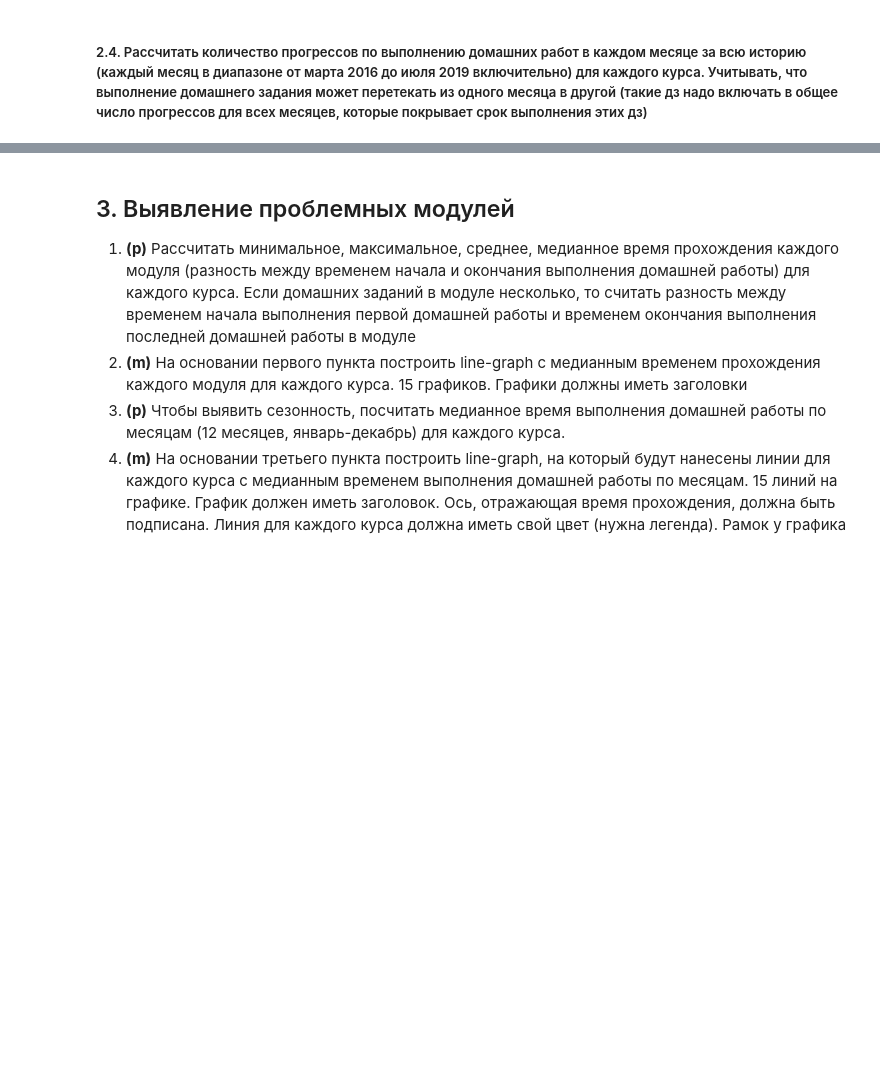
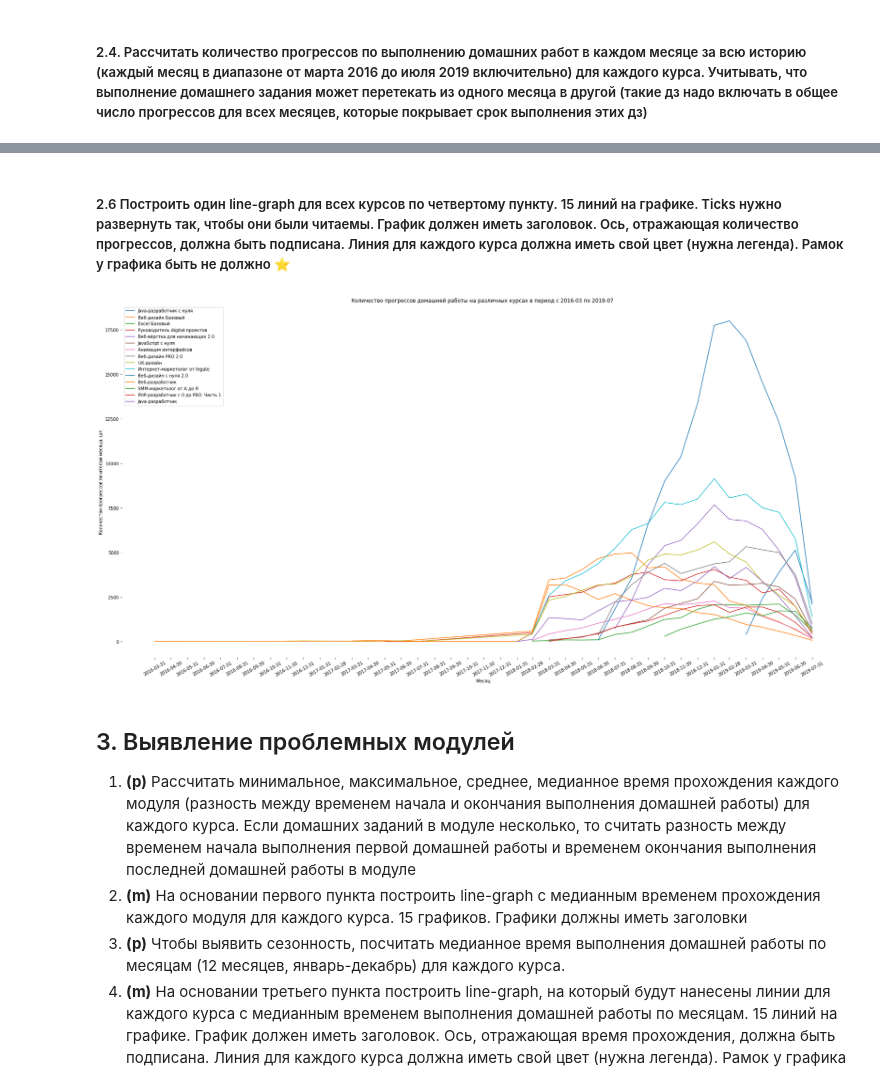
Before and after one commit to Macsmoreno/coursework_analytics_p1, a Jupyter notebook: Coursework_analytics_1.ipynb, the cells around one changed output, grey strips where cells are left out. Drawn from its saved outputs; the diff is of its cells as text; code cells hidden in the pictures; blank space fills up the shorter version.

```diff
--- a/Coursework_analytics_1.ipynb
+++ b/Coursework_analytics_1.ipynb
@@ -626,3 +660,22 @@ for i in courses_names:
+# %% [markdown]
+##### 2.6 Построить один line-graph для всех курсов по четвертому пункту. 15 линий на графике. Ticks нужно развернуть так, чтобы они были читаемы. График должен иметь заголовок. Ось, отражающая количество прогрессов, должна быть подписана. Линия для каждого курса должна иметь свой цвет (нужна легенда). Рамок у графика быть не должно ⭐
+# %%
+fig, ax = plt.subplots(figsize = (30, 15))
+
+
+for course in courses_names:
+    graph = progress_count(course)
+    plt.plot(graph.index, graph.values, label = course)
+    plt.xticks(dates, rotation = 30)
+    plt.ylabel('Количество прогрессов по итогам месяца, шт.')
+    plt.xlabel('Месяц')
+    plt.title('Количество прогрессов домашней работы на различных курсах в период с 2016-03 по 2019-07 ')
+    plt.legend()
+    ax.spines[['top', 'left', 'right', 'bottom']].set_visible(False)
+
+plt.show()
+# %% [output]
+[figure, added]
 # %% [markdown]
 ## 3. Выявление проблемных модулей
 
```
Also changed, not shown: parts of 20 cells of this notebook.
